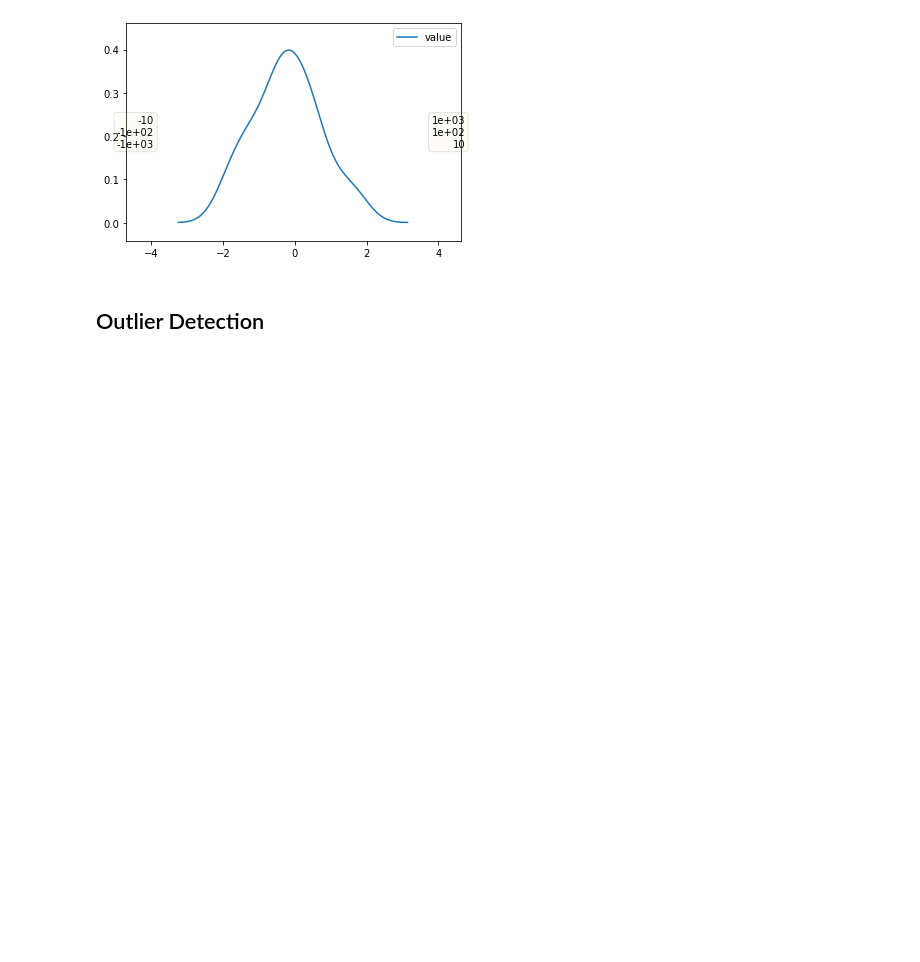
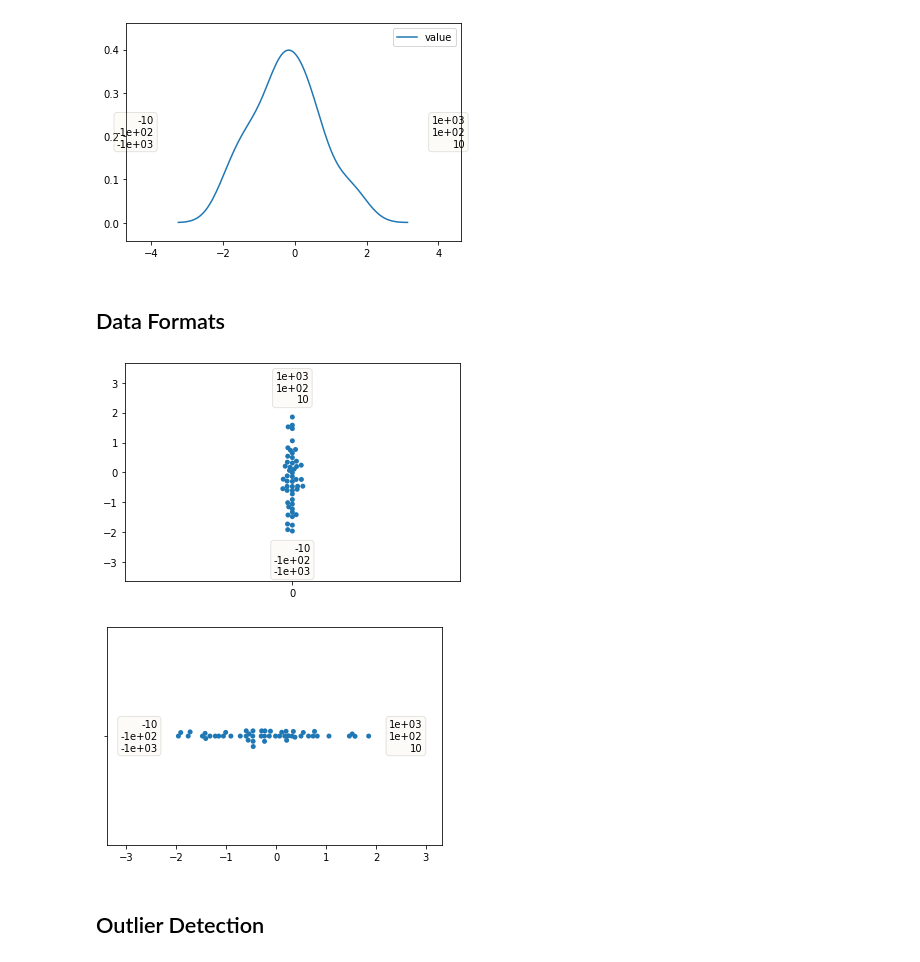
Before and after one commit to wendli01/outlier_plotting, a Jupyter notebook: examples.ipynb, the cells around one changed output. Drawn from its saved outputs; the diff is of its cells as text; code cells hidden in the pictures; blank space fills up the shorter version.

Commit message:
improve handling of different data formats

```diff
--- a/examples.ipynb
+++ b/examples.ipynb
@@ -70,6 +70,19 @@ for plotter in (sns.pointplot, sns.barplot, sns.swarmplot, sns.stripplot, sns.vi
 handle_outliers(data=df['value'], plotter=sns.kdeplot);
 # %% [output]
 [figure]
+# %% [markdown]
+## Data Formats
+# %%
+handle_outliers(data=df['value'].values)
+plt.show()
+
+handle_outliers(x=df['value'])
+plt.show()
+
+handle_outliers(y=df.value, x=df.weight);
+# %% [output]
+[figure, added]
+[figure, added]
 # %% [markdown]
 ## Outlier Detection
 # %% [markdown]
```
Also changed, not shown: parts of 5 cells of this notebook, 1 other file.
